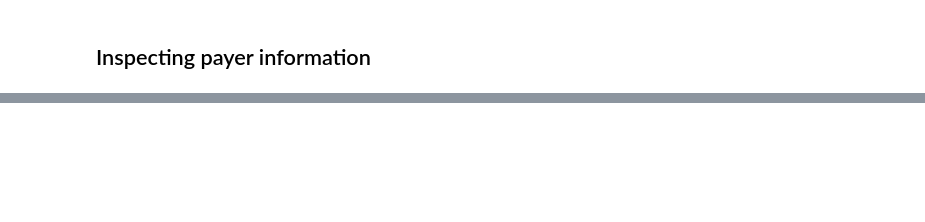
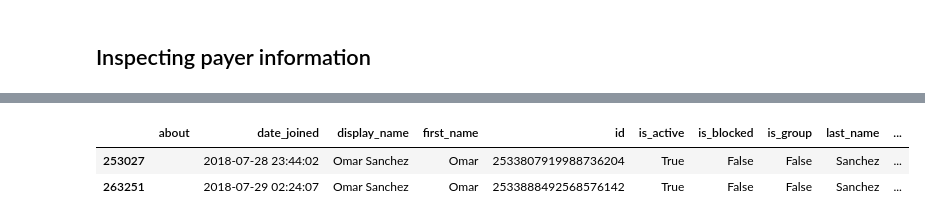
Before and after one commit to fromdatavistodatascience/venmo, a Jupyter notebook: eda_venmo.ipynb, the cells around one changed output, grey strips where cells are left out. Saved outputs shown, nothing was run; the diff lists cells and outputs as text; code cells hidden in the pictures; blank space fills up the shorter version.

```diff
--- a/eda_venmo.ipynb
+++ b/eda_venmo.ipynb
@@ -138,0 +375,6 @@ new_dates = [datetime.datetime.strptime(x, '%Y-%m-%dT%H:%M:%S') for x in payers_
+# %%
+payers_df.loc[payers_df['username'] == 'Omar-Sanchez-74']
+# %% [output]
+|  | about | date_joined | display_name | first_name | id | is_active | is_blocked | is_group | last_name | ... |
+| 253027 |  | 2018-07-28 23:44:02 | Omar Sanchez | Omar | 2533807919988736204 | True | False | False | Sanchez | ... |
+| 263251 |  | 2018-07-29 02:24:07 | Omar Sanchez | Omar | 2533888492568576142 | True | False | False | Sanchez | ... |
```
Also changed, not shown: parts of 26 cells of this notebook.
